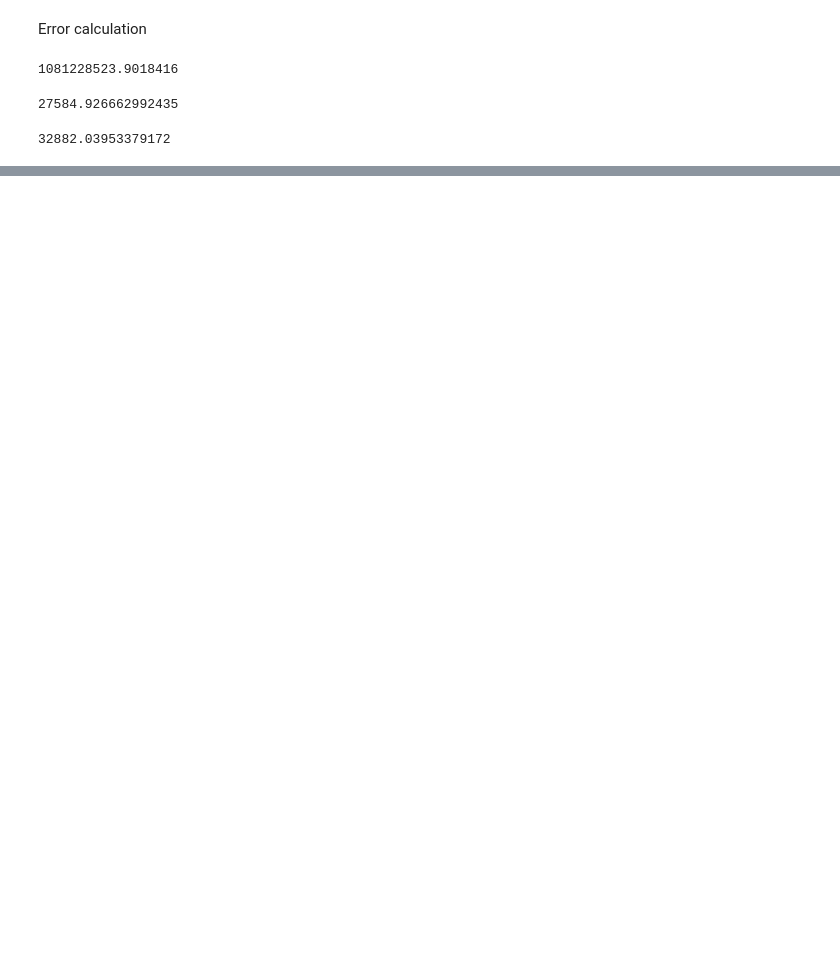
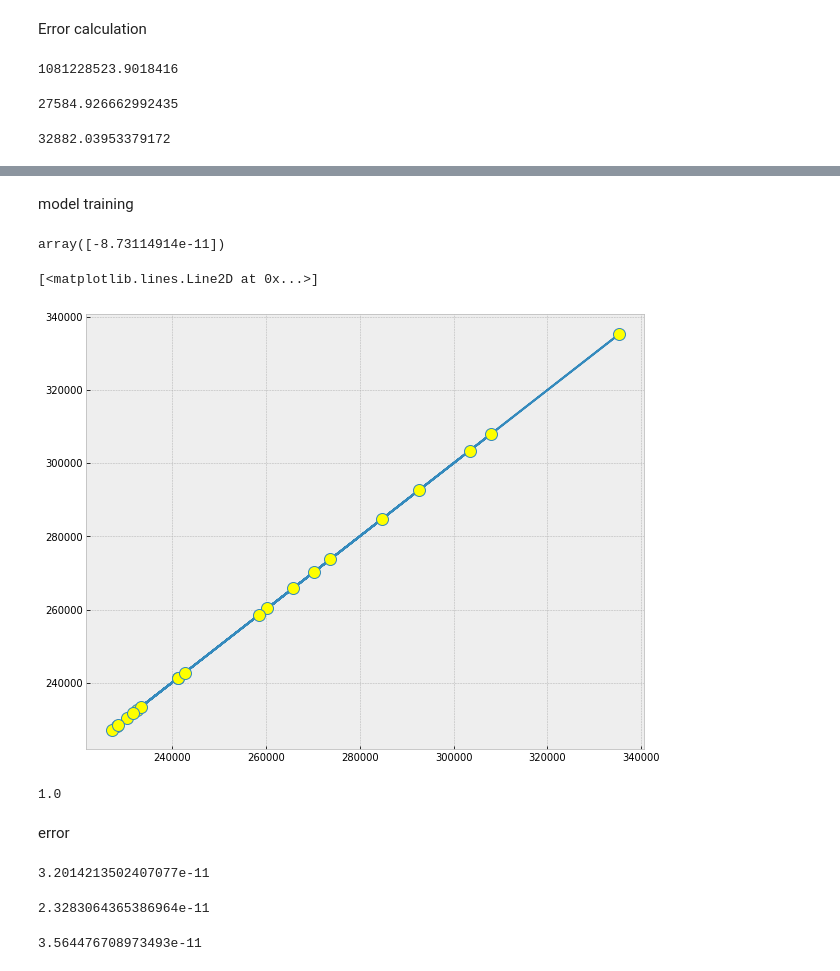
Before and after one commit to piyush05124/Bias-variance-tradeoff, a Jupyter notebook: Bias variance tradeoff by Piyush Keshari.ipynb, the cells around one changed output, grey strips where cells are left out. Cells and saved outputs as stored; diff of their text form; code cells hidden in the pictures; blank space fills up the shorter version.

```diff
--- a/Bias variance tradeoff by Piyush Keshari.ipynb
+++ b/Bias variance tradeoff by Piyush Keshari.ipynb
@@ -92,0 +123,46 @@ rms
+# %%
+ox=df[['BasePay', 'OvertimePay', 'OtherPay',
+        'TotalPayBenefits', 'Year']]
+oy=df[['TotalPay']]
+# %%
+oxtrain,oxtest,oytrain,oytest=train_test_split(ox,oy,test_size=0.2,random_state=0)
+# %% [markdown]
+model training
+# %%
+over=LinearRegression()
+over.fit(oxtrain,oytrain)
+
+#predict
+
+o_pred=over.predict(oxtest)
+# %%
+over.intercept_
+# %% [output]
+array([-8.73114914e-11])
+# %%
+plt.figure(figsize=(10,8))
+plt.plot(o_pred,oytest,marker='o',markerfacecolor='yellow',markersize=12)
+# %% [output]
+[<matplotlib.lines.Line2D at 0x...>]
+[figure, added]
+# %%
+over.score(oxtest,oytest)
+# %% [output]
+1.0
+# %% [markdown]
+error
+# %%
+MSE=mean_squared_error(o_pred,oytest)
+MAE
+# %% [output]
+3.2014213502407077e-11
+# %%
+MAE=mean_absolute_error(o_pred,oytest)
+MAE
+# %% [output]
+2.3283064365386964e-11
+# %%
+RMSE=np.sqrt(mean_squared_error(o_pred,oytest))
+RMSE
+# %% [output]
+3.564476708973493e-11
```
Also changed, not shown: parts of 11 cells of this notebook.
